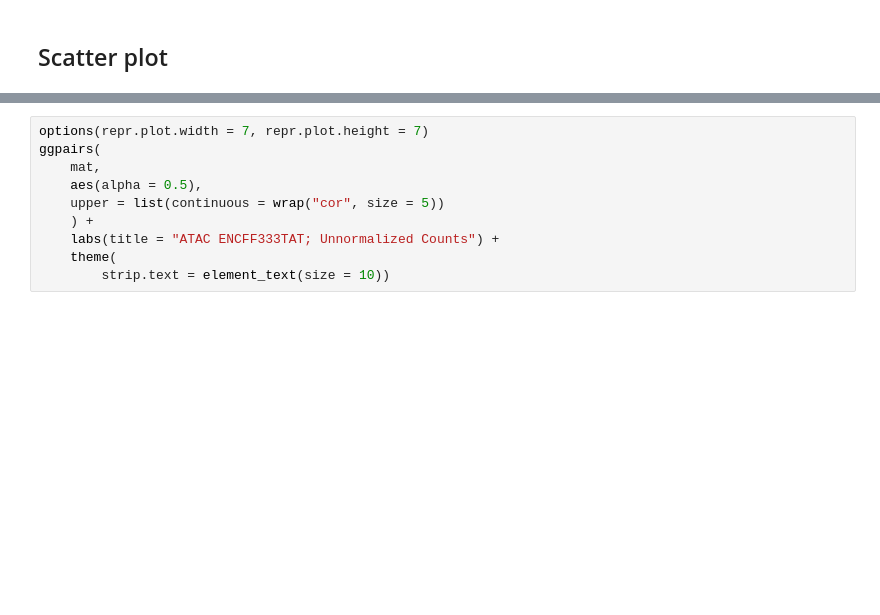
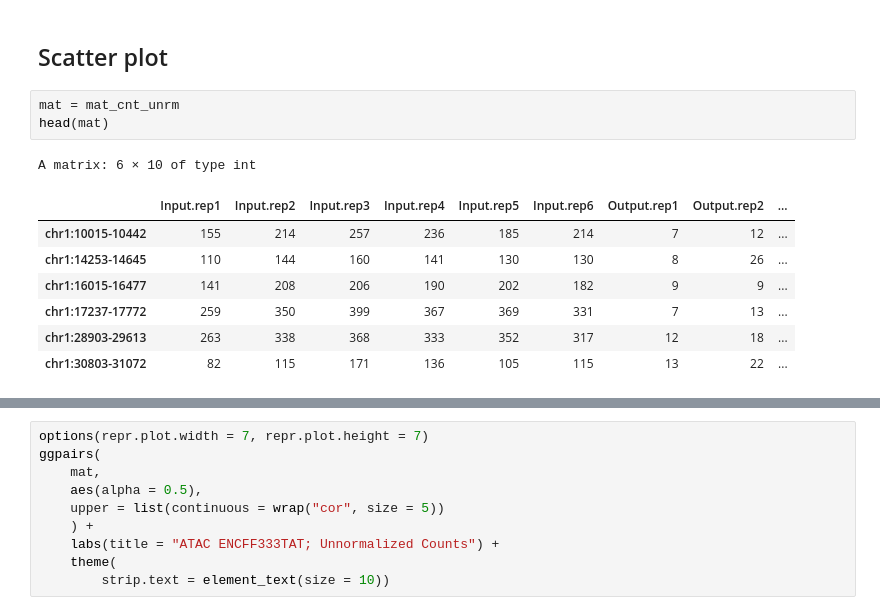
Before and after one commit to ReddyLab/Proj_ENCODE_FCC, a Jupyter notebook: notebooks/32_region_coverage/411_region_cov_explore_astarr_KS91_R.ipynb, the cells around one changed output, grey strips where cells are left out. Saved outputs shown, nothing was run; the diff lists cells and outputs as text; blank space fills up the shorter version.

```diff
--- a/notebooks/32_region_coverage/411_region_cov_explore_astarr_KS91_R.ipynb
+++ b/notebooks/32_region_coverage/411_region_cov_explore_astarr_KS91_R.ipynb
@@ -322,5 +415,17 @@ A data.frame: 1 × 6
 | chr5:68664229-68664451 | 16.33575 | -0.08613741 | 0.8220073 | -0.1047891 | NA | NA |
 # %% [markdown]
 ## Scatter plot
+# %%
+mat = mat_cnt_unrm
+head(mat)
+# %% [output]
+A matrix: 6 × 10 of type int
+|  | Input.rep1 | Input.rep2 | Input.rep3 | Input.rep4 | Input.rep5 | Input.rep6 | Output.rep1 | Output.rep2 | ... |
+| chr1:10015-10442 | 155 | 214 | 257 | 236 | 185 | 214 | 7 | 12 | ... |
+| chr1:14253-14645 | 110 | 144 | 160 | 141 | 130 | 130 | 8 | 26 | ... |
+| chr1:16015-16477 | 141 | 208 | 206 | 190 | 202 | 182 | 9 | 9 | ... |
+| chr1:17237-17772 | 259 | 350 | 399 | 367 | 369 | 331 | 7 | 13 | ... |
+| chr1:28903-29613 | 263 | 338 | 368 | 333 | 352 | 317 | 12 | 18 | ... |
+| chr1:30803-31072 | 82 | 115 | 171 | 136 | 105 | 115 | 13 | 22 | ... |
 # %%
 mat = mat_cnt_unrm
```
Also changed, not shown: parts of 10 cells of this notebook, 30 other files.
